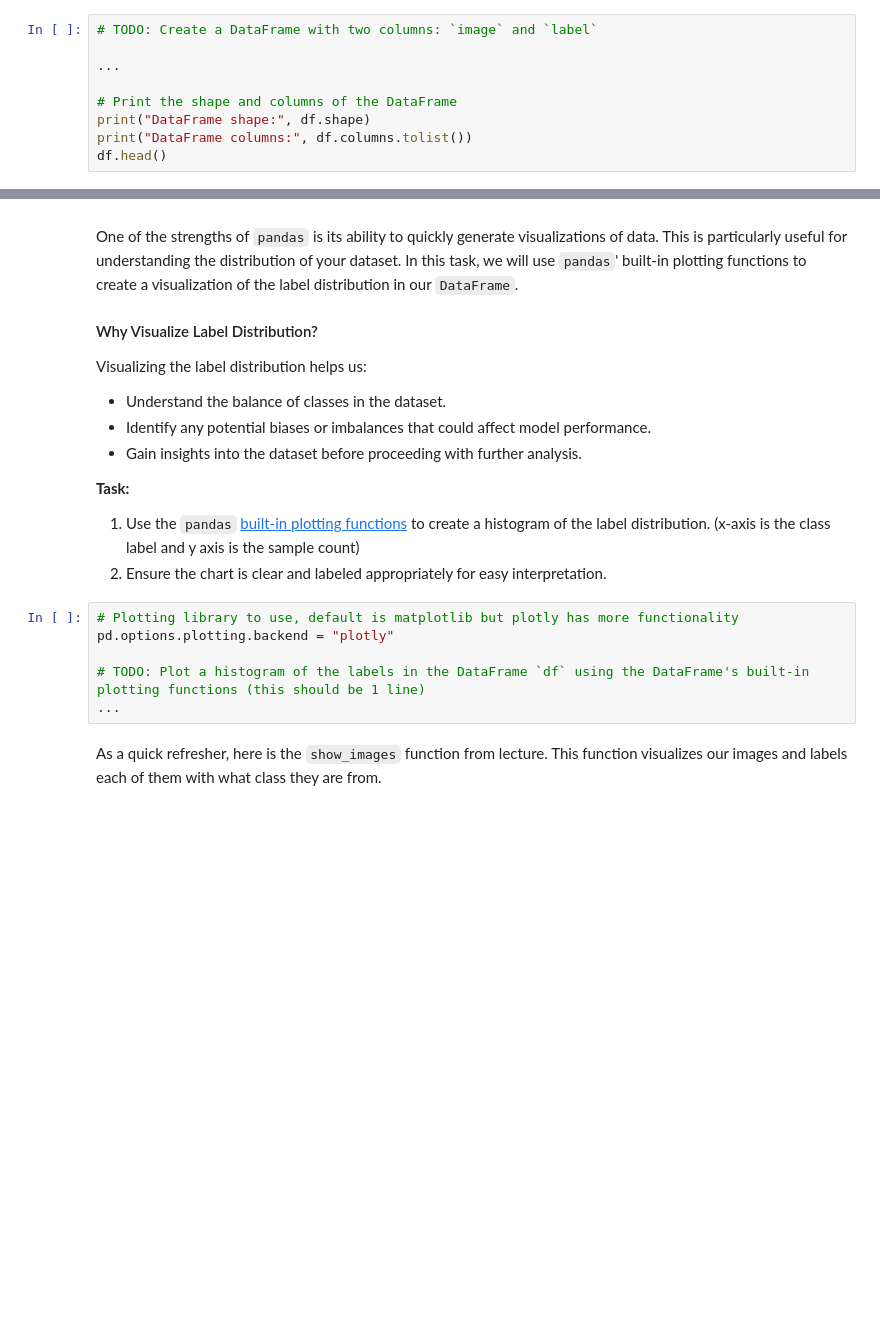
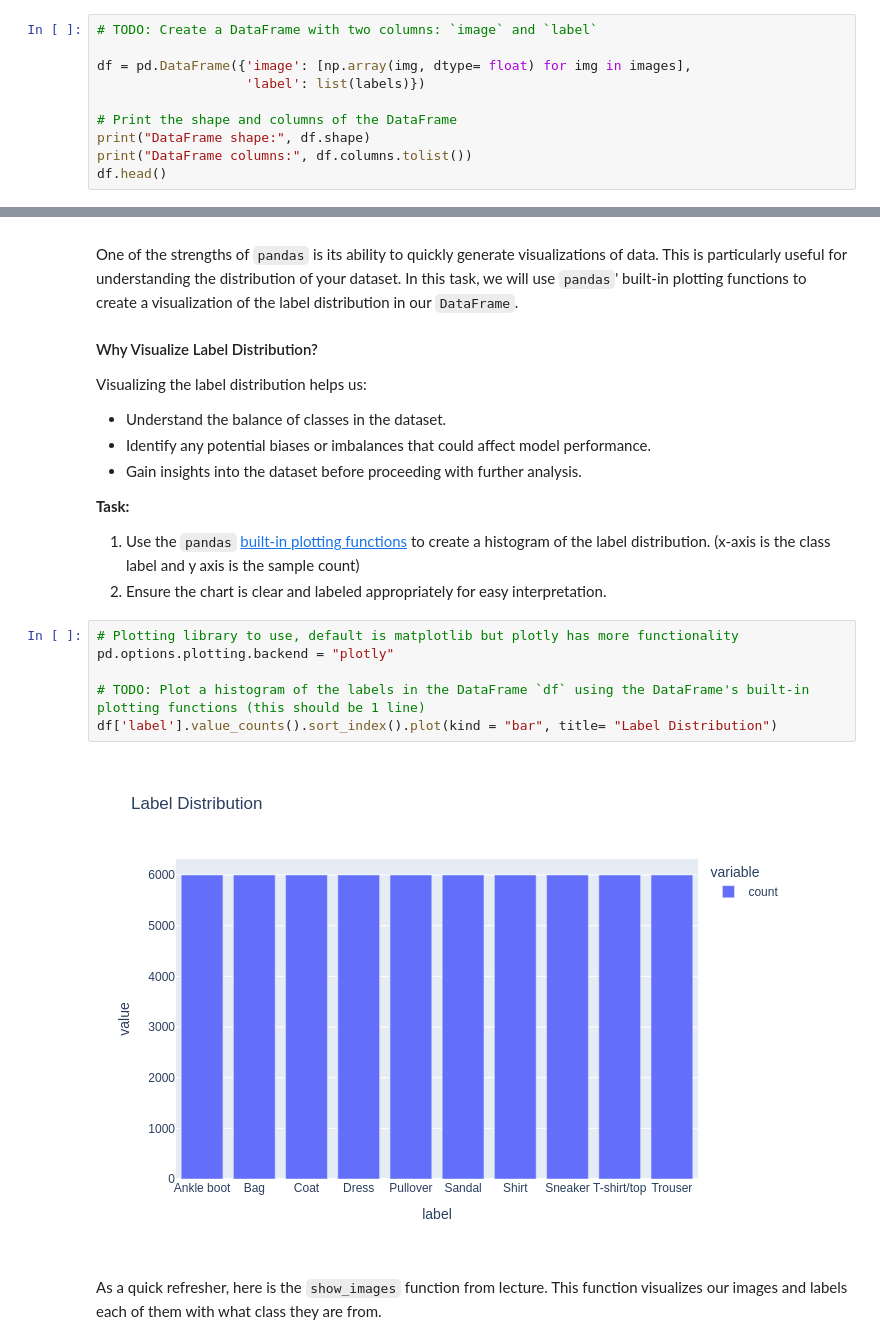
Before and after one commit to chenxixianming/fa25-student, a Jupyter notebook: hw/hw1/fashion_pt_1.ipynb, the cells around one changed output, grey strips where cells are left out. Cells and saved outputs as stored; diff of their text form; blank space fills up the shorter version.

```diff
--- a/hw/hw1/fashion_pt_1.ipynb
+++ b/hw/hw1/fashion_pt_1.ipynb
@@ -206,7 +230,8 @@ A `DataFrame` allows us to:
 # %%
 # TODO: Create a DataFrame with two columns: `image` and `label`
 
-...
+df = pd.DataFrame({'image': [np.array(img, dtype= float) for img in images],
+                   'label': list(labels)})
 
 # Print the shape and columns of the DataFrame
 print("DataFrame shape:", df.shape)
@@ -274,9 +332,11 @@ Visualizing the label distribution helps us:
 # %%
 # Plotting library to use, default is matplotlib but plotly has more functionality
 pd.options.plotting.backend = "plotly"
 
 # TODO: Plot a histogram of the labels in the DataFrame `df` using the DataFrame's built-in plotting functions (this should be 1 line)
-...
+df['label'].value_counts().sort_index().plot(kind = "bar", title= "Label Distribution")
+# %% [output]
+[figure, added]
 # %% [markdown]
 As a quick refresher, here is the `show_images` function from lecture. This function visualizes our images and labels each of them with what class they are from.
 # %%
```
Also changed, not shown: parts of 17 cells of this notebook.
